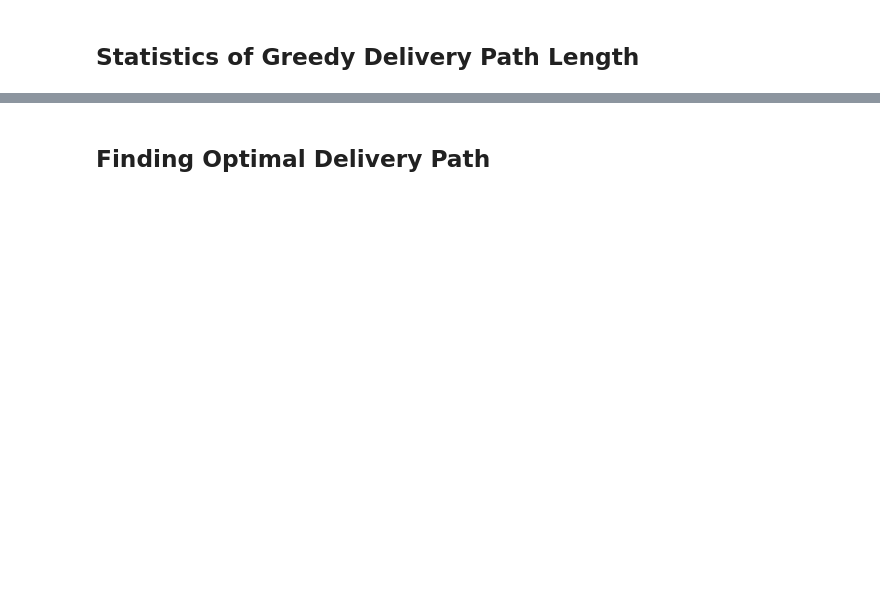
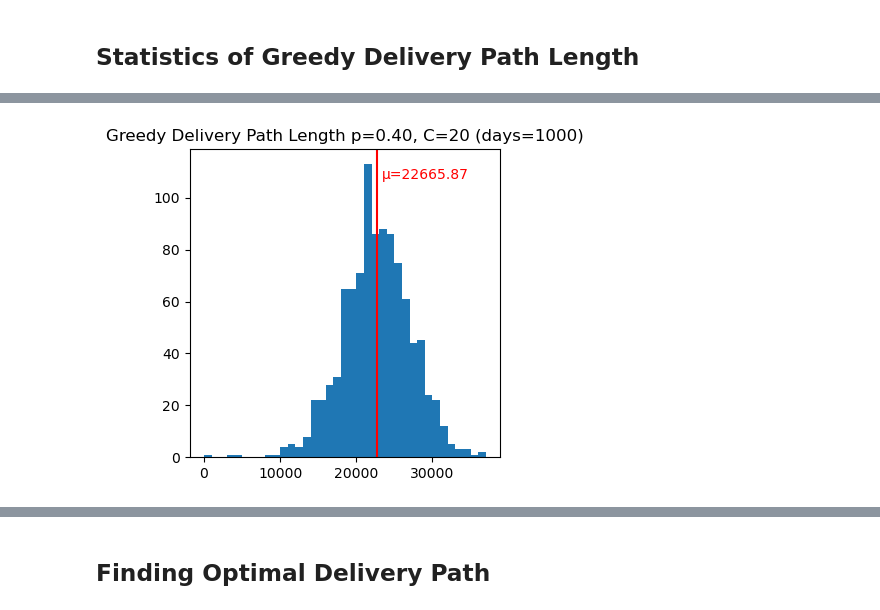
Before and after one commit to StevenTravers-97/Modelling--Simulation-and-Optimisation, a Jupyter notebook: X23299525_MSO_Project/X23299525_MSO_CA.ipynb, the cells around one changed output, grey strips where cells are left out. Cells and saved outputs as stored; diff of their text form; code cells hidden in the pictures; blank space fills up the shorter version.

```diff
--- a/X23299525_MSO_Project/X23299525_MSO_CA.ipynb
+++ b/X23299525_MSO_Project/X23299525_MSO_CA.ipynb
@@ -704,3 +744,7 @@ def simulateGreedyPathLength(p, M, C, days=10, seed=0, log=False):
+# %%
+simulateGreedyPathLength(0.4, M, C, days=1000)
+# %% [output]
+[figure, added]
 # %%
 simulateGreedyPathLength(0.4, M, C, days=1000,log=True)
 # %% [output]
```
Also changed, not shown: parts of 38 cells of this notebook, 2 other files.
